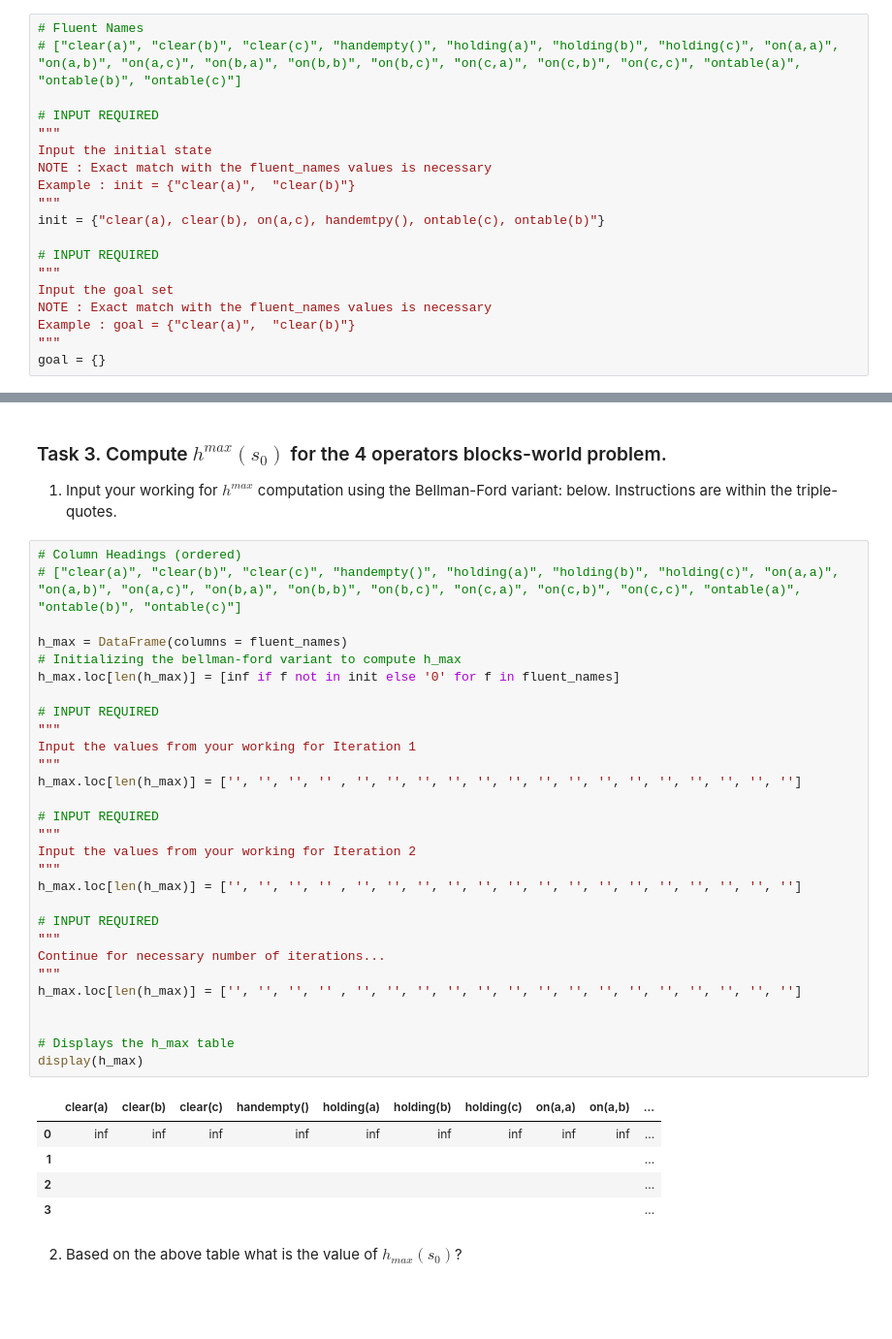
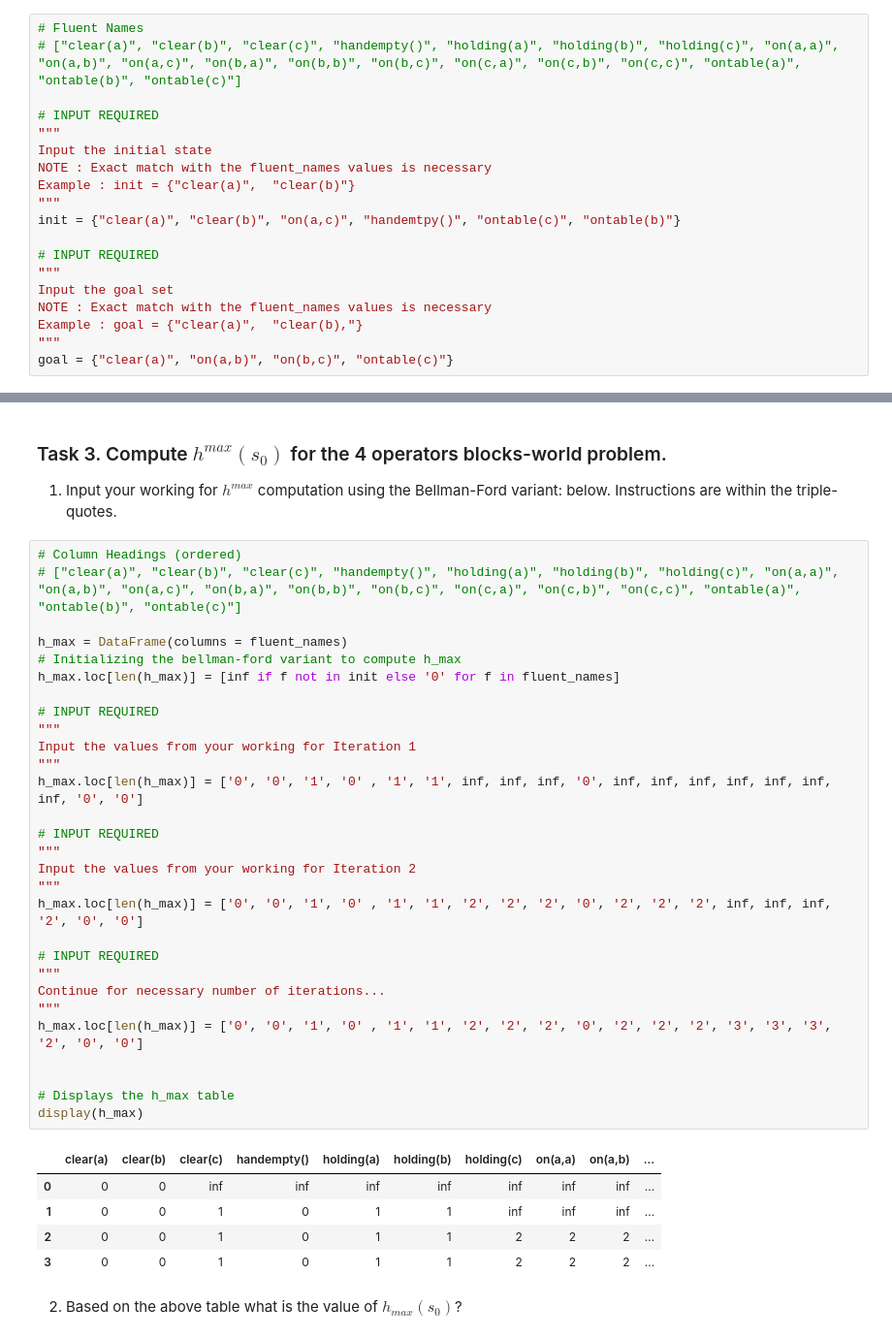
Before and after one commit to Maxchioa/COMP90054, a Jupyter notebook: problem_set_05.ipynb, the cells around one changed output, grey strips where cells are left out. Shown: that part at 97% size. Saved outputs shown, nothing was run; the diff lists cells and outputs as text; blank space fills up the shorter version.

```diff
--- a/problem_set_05.ipynb
+++ b/problem_set_05.ipynb
@@ -260,15 +260,15 @@ Input the initial state
 NOTE : Exact match with the fluent_names values is necessary
 Example : init = {"clear(a)",  "clear(b)"}
 """
-init = {"clear(a), clear(b), on(a,c), handemtpy(), ontable(c), ontable(b)"}
+init = {"clear(a)", "clear(b)", "on(a,c)", "handemtpy()", "ontable(c)", "ontable(b)"}
 
 # INPUT REQUIRED
 """
 Input the goal set
 NOTE : Exact match with the fluent_names values is necessary
-Example : goal = {"clear(a)",  "clear(b)"}
+Example : goal = {"clear(a)",  "clear(b),"}
 """
-goal = {}
+goal = {"clear(a)", "on(a,b)", "on(b,c)", "ontable(c)"}
 # %% [markdown]
 ### Task 2. Compute $h^{add}(s_0)$ for the 4 operators blocks-world problem.
 
@@ -328,37 +330,37 @@ btn_h_add
 # %%
 # Column Headings (ordered)
 # ["clear(a)", "clear(b)", "clear(c)", "handempty()", "holding(a)", "holding(b)", "holding(c)", "on(a,a)", "on(a,b)", "on(a,c)", "on(b,a)", "on(b,b)", "on(b,c)", "on(c,a)", "on(c,b)", "on(c,c)", "ontable(a)", "ontable(b)", "ontable(c)"]
 
 h_max = DataFrame(columns = fluent_names)
 # Initializing the bellman-ford variant to compute h_max
 h_max.loc[len(h_max)] = [inf if f not in init else '0' for f in fluent_names]
 
 # INPUT REQUIRED
 """
 Input the values from your working for Iteration 1
 """
-h_max.loc[len(h_max)] = ['', '', '', '' , '', '', '', '', '', '', '', '', '', '', '', '', '', '', '']
+h_max.loc[len(h_max)] = ['0', '0', '1', '0' , '1', '1', inf, inf, inf, '0', inf, inf, inf, inf, inf, inf, inf, '0', '0']
 
 # INPUT REQUIRED
 """
 Input the values from your working for Iteration 2
 """
-h_max.loc[len(h_max)] = ['', '', '', '' , '', '', '', '', '', '', '', '', '', '', '', '', '', '', '']
+h_max.loc[len(h_max)] = ['0', '0', '1', '0' , '1', '1', '2', '2', '2', '0', '2', '2', '2', inf, inf, inf, '2', '0', '0']
 
 # INPUT REQUIRED
 """
 Continue for necessary number of iterations...
 """
-h_max.loc[len(h_max)] = ['', '', '', '' , '', '', '', '', '', '', '', '', '', '', '', '', '', '', '']
+h_max.loc[len(h_max)] = ['0', '0', '1', '0' , '1', '1', '2', '2', '2', '0', '2', '2', '2', '3', '3', '3', '2', '0', '0']
 
 
 # Displays the h_max table
 display(h_max)
 # %% [output]
 |  | clear(a) | clear(b) | clear(c) | handempty() | holding(a) | holding(b) | holding(c) | on(a,a) | on(a,b) | ... |
-| 0 | inf | inf | inf | inf | inf | inf | inf | inf | inf | ... |
-| 1 |  |  |  |  |  |  |  |  |  | ... |
-| 2 |  |  |  |  |  |  |  |  |  | ... |
-| 3 |  |  |  |  |  |  |  |  |  | ... |
+| 0 | 0 | 0 | inf | inf | inf | inf | inf | inf | inf | ... |
+| 1 | 0 | 0 | 1 | 0 | 1 | 1 | inf | inf | inf | ... |
+| 2 | 0 | 0 | 1 | 0 | 1 | 1 | 2 | 2 | 2 | ... |
+| 3 | 0 | 0 | 1 | 0 | 1 | 1 | 2 | 2 | 2 | ... |
 # %% [markdown]
 2. Based on the above table what is the value of $h_{max}(s_0)$?
```
Also changed, not shown: parts of 8 cells of this notebook.
